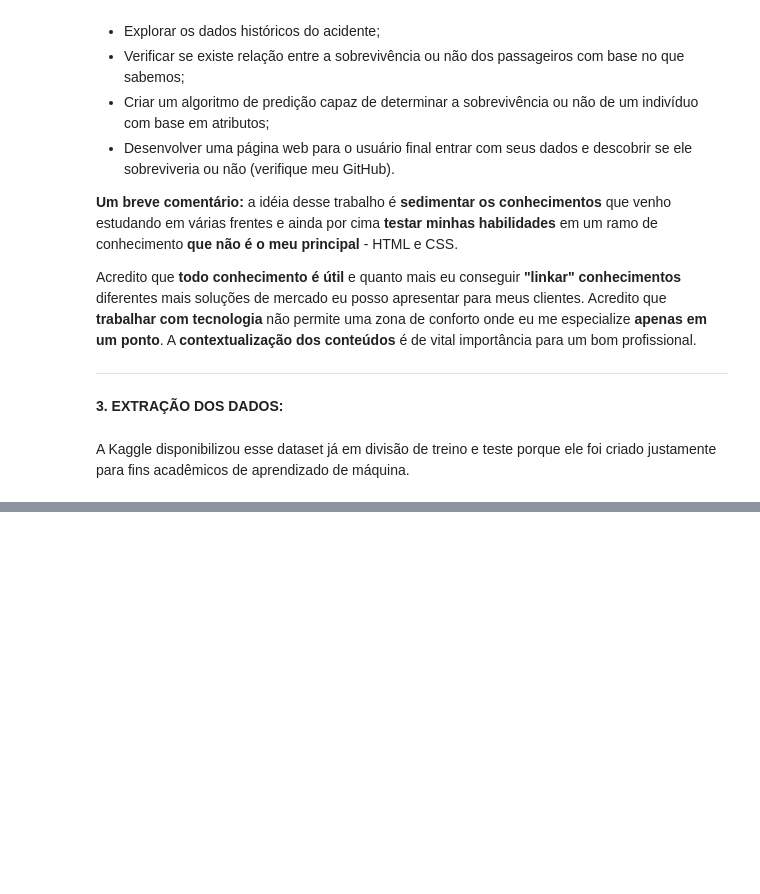
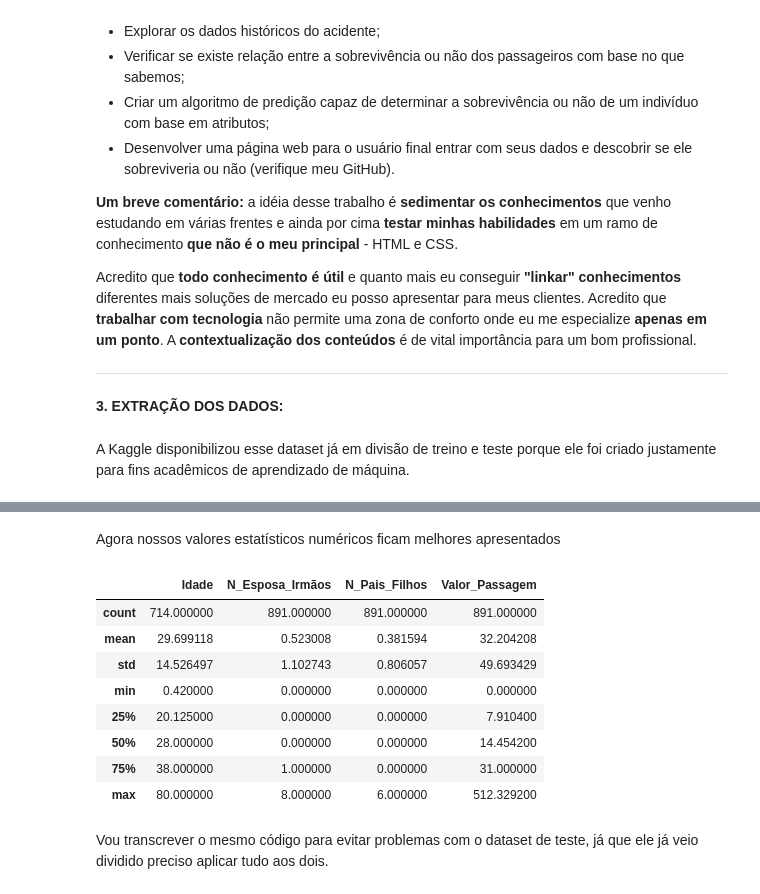
Before and after one commit to Rebeque/Titanic---Quem-sobreviveria-ETL-EDA-ML-Deploy-HTML-CSS-, a Jupyter notebook: Notebook_Titanic_Quem sobreviveria_v0.1.ipynb, the cells around one changed output, grey strips where cells are left out. Saved outputs shown, nothing was run; the diff lists cells and outputs as text; code cells hidden in the pictures; blank space fills up the shorter version.

```diff
--- a/Notebook_Titanic_Quem sobreviveria_v0.1.ipynb
+++ b/Notebook_Titanic_Quem sobreviveria_v0.1.ipynb
@@ -99,0 +179,17 @@ df_treino.tail(3)
+# %%
+# Lista de alterações nas colunas com nomes mais descritivos e em português
+df_treino.rename(columns = {'PassengerId':'ID_Passageiro',
+                            'Survived':'Sobreviveu',
+                            'Pclass':'Classe_Passageiro',
+                            'Name':'Nome',
+                            'Sex':'Gênero',
+                            'Age':'Idade',
+                            'SibSp':'N_Esposa_Irmãos',
+                            'Parch':'N_Pais_Filhos',
+                            'Ticket':'Num_Passagem',
+                            'Fare':'Valor_Passagem',
+                            'Cabin':'Num_Cabine',
+                            'Embarked':'Local_Embarque'}, inplace = True)
+
+# Nova lista de colunas
+df_treino.columns
@@ -99,0 +209,3 @@ df_treino.tail(3)
+# %%
+# ID_Passageiro como índice
+df_treino.set_index('ID_Passageiro', inplace = True)
@@ -99,0 +237,4 @@ df_treino.tail(3)
+# %%
+# Alterando
+df_treino = df_treino.astype({'Sobreviveu':bool,
+                              'Classe_Passageiro':str})
@@ -99,0 +259,16 @@ df_treino.tail(3)
+# %% [markdown]
+Agora nossos valores estatísticos numéricos ficam melhores apresentados
+# %%
+df_treino.describe()
+# %% [output]
+|  | Idade | N_Esposa_Irmãos | N_Pais_Filhos | Valor_Passagem |
+| count | 714.000000 | 891.000000 | 891.000000 | 891.000000 |
+| mean | 29.699118 | 0.523008 | 0.381594 | 32.204208 |
+| std | 14.526497 | 1.102743 | 0.806057 | 49.693429 |
+| min | 0.420000 | 0.000000 | 0.000000 | 0.000000 |
+| 25% | 20.125000 | 0.000000 | 0.000000 | 7.910400 |
+| 50% | 28.000000 | 0.000000 | 0.000000 | 14.454200 |
+| 75% | 38.000000 | 1.000000 | 0.000000 | 31.000000 |
+| max | 80.000000 | 8.000000 | 6.000000 | 512.329200 |
+# %% [markdown]
+Vou transcrever o mesmo código para evitar problemas com o dataset de teste, já que ele já veio dividido preciso aplicar tudo aos dois.
```
Also changed, not shown: parts of 24 cells of this notebook.
